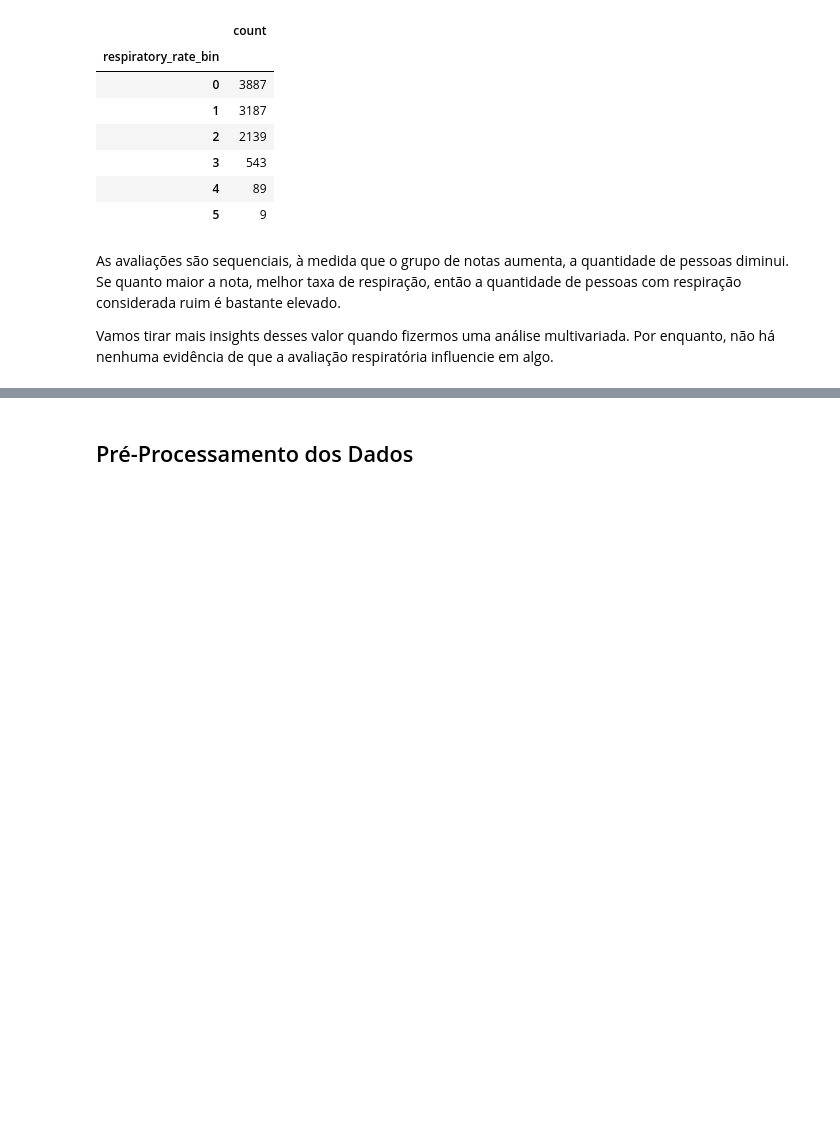
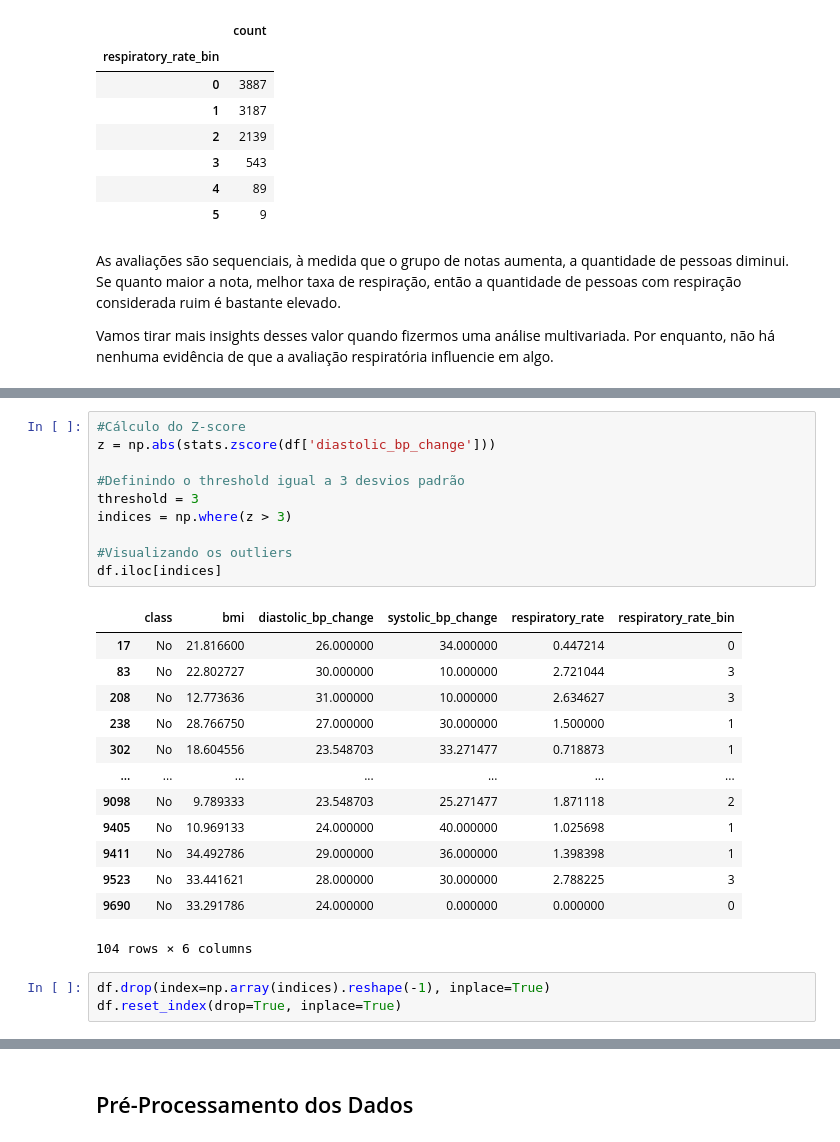
Before and after one commit to Krupique/challenges-kaggle, a Jupyter notebook: challenges/15_BloodPressurePredictor/01-CargaPrepDados.ipynb, the cells around one changed output, grey strips where cells are left out. Saved outputs shown, nothing was run; the diff lists cells and outputs as text; blank space fills up the shorter version.

```diff
--- a/challenges/15_BloodPressurePredictor/01-CargaPrepDados.ipynb
+++ b/challenges/15_BloodPressurePredictor/01-CargaPrepDados.ipynb
@@ -546,0 +619,27 @@ https://acervolima.com/detecte-e-remova-os-outliers-usando-python/
+# %%
+#Cálculo do Z-score
+z = np.abs(stats.zscore(df['diastolic_bp_change']))
+
+#Definindo o threshold igual a 3 desvios padrão
+threshold = 3
+indices = np.where(z > 3)
+
+#Visualizando os outliers
+df.iloc[indices]
+# %% [output]
+|  | class | bmi | diastolic_bp_change | systolic_bp_change | respiratory_rate | respiratory_rate_bin |
+| 17 | No | 21.816600 | 26.000000 | 34.000000 | 0.447214 | 0 |
+| 83 | No | 22.802727 | 30.000000 | 10.000000 | 2.721044 | 3 |
+| 208 | No | 12.773636 | 31.000000 | 10.000000 | 2.634627 | 3 |
+| 238 | No | 28.766750 | 27.000000 | 30.000000 | 1.500000 | 1 |
+| 302 | No | 18.604556 | 23.548703 | 33.271477 | 0.718873 | 1 |
+| ... | ... | ... | ... | ... | ... | ... |
+| 9098 | No | 9.789333 | 23.548703 | 25.271477 | 1.871118 | 2 |
+| 9405 | No | 10.969133 | 24.000000 | 40.000000 | 1.025698 | 1 |
+| 9411 | No | 34.492786 | 29.000000 | 36.000000 | 1.398398 | 1 |
+| 9523 | No | 33.441621 | 28.000000 | 30.000000 | 2.788225 | 3 |
+| 9690 | No | 33.291786 | 24.000000 | 0.000000 | 0.000000 | 0 |
+104 rows × 6 columns
+# %%
+df.drop(index=np.array(indices).reshape(-1), inplace=True)
+df.reset_index(drop=True, inplace=True)
```
Also changed, not shown: parts of 25 cells of this notebook.
